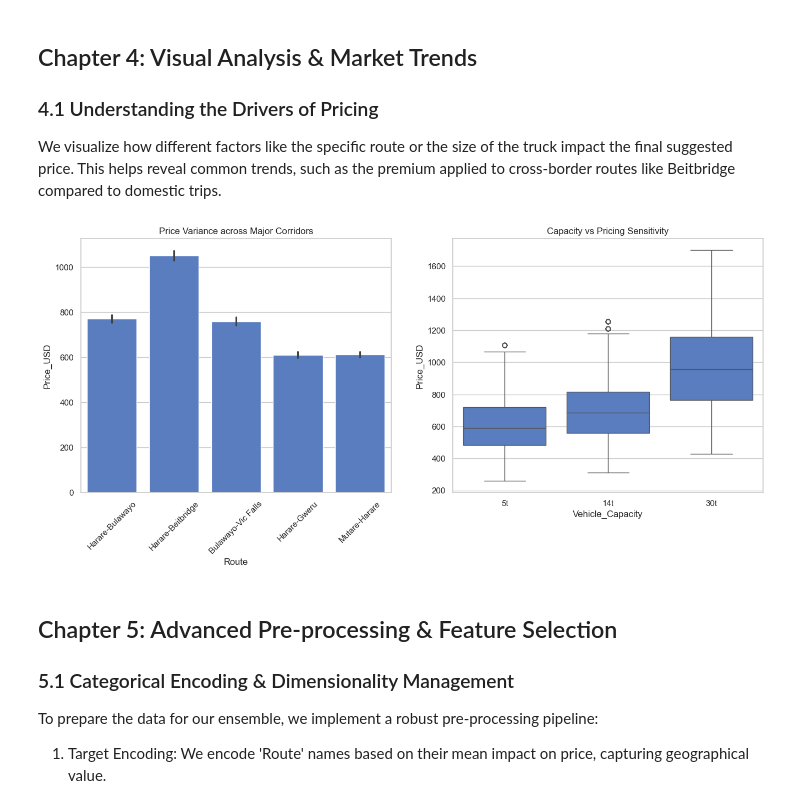
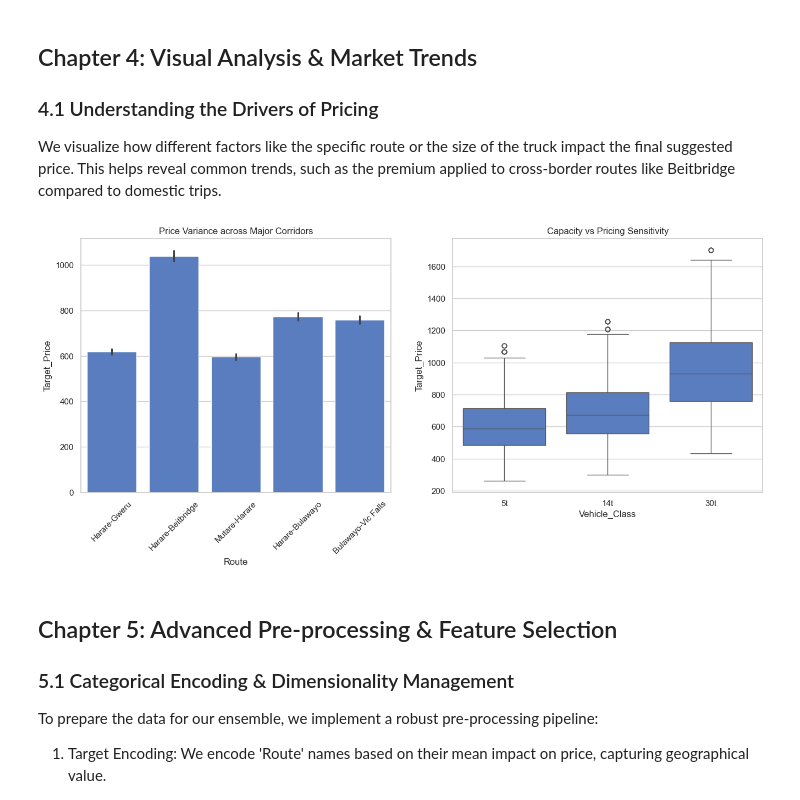
Before and after one commit to Princess-B-Kwaniya/Takura-Bid, a Jupyter notebook: ml/TakuraBid_ML-engine.ipynb, the cells around one changed output. Drawn from its saved outputs; the diff is of its cells as text; code cells hidden in the pictures.

```diff
--- a/ml/TakuraBid_ML-engine.ipynb
+++ b/ml/TakuraBid_ML-engine.ipynb
@@ -126,16 +130,16 @@ We visualize how different factors like the specific route or the size of the tr
 # %%
 plt.figure(figsize=(16, 6))
 plt.subplot(1, 2, 1)
-sns.barplot(x="Route", y="Price_USD", data=df)
+sns.barplot(x="Route", y="Target_Price", data=df)
 plt.title("Price Variance across Major Corridors")
 plt.xticks(rotation=45)
 
 plt.subplot(1, 2, 2)
-sns.boxplot(x="Vehicle_Capacity", y="Price_USD", data=df)
+sns.boxplot(x="Vehicle_Class", y="Target_Price", data=df)
 plt.title("Capacity vs Pricing Sensitivity")
 plt.show()
 # %% [output]
-[figure, old version]
+[figure, new version]
 # %% [markdown]
 ## Chapter 5: Advanced Pre-processing & Feature Selection
 
```
Also changed, not shown: parts of 21 cells of this notebook, 3 other files.
